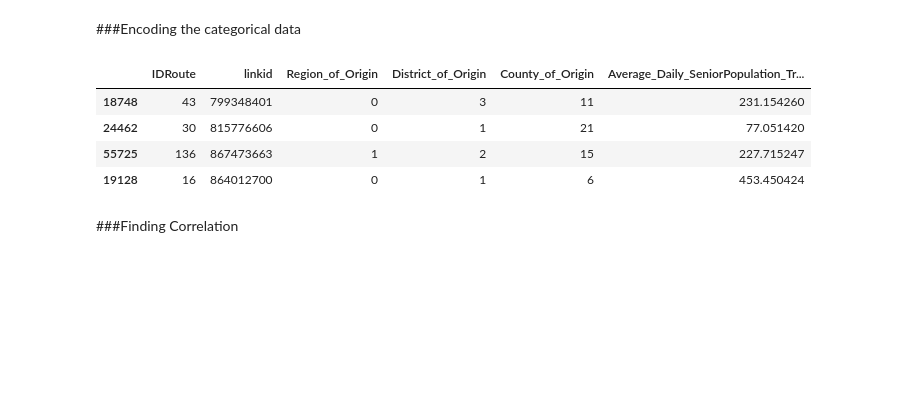
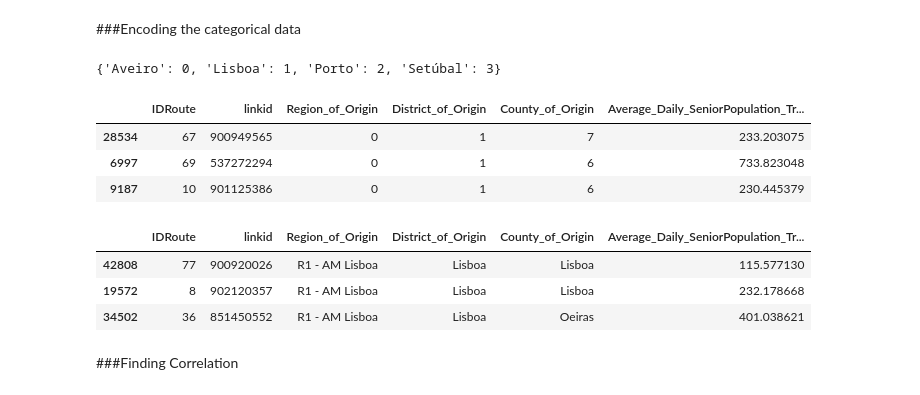
Before and after one commit to Pravallika-Myneni/WDL-stage-1, a Jupyter notebook: Senior.ipynb, the cells around one changed output. Drawn from its saved outputs; the diff is of its cells as text; code cells hidden in the pictures; blank space fills up the shorter version.

```diff
--- a/Senior.ipynb
+++ b/Senior.ipynb
@@ -278,19 +282,30 @@ sns.displot(merged_df['Average_Daily_SeniorPopulation_Travelling']).set(xlabel='
 # %% [markdown]
 ###Encoding the categorical data
 # %%
+merged_df_1 = merged_df.copy()
 from sklearn.preprocessing import LabelEncoder
 number = LabelEncoder()
 merged_df['Region_of_Origin'] = number.fit_transform(merged_df['Region_of_Origin'].astype('str'))
 merged_df['County_of_Origin'] = number.fit_transform(merged_df['County_of_Origin'].astype('str'))
 merged_df['District_of_Origin'] = number.fit_transform(merged_df['District_of_Origin'].astype('str'))
+le_name_mapping = dict(zip(number.classes_, number.transform(number.classes_)))
+print(le_name_mapping)
+# %% [output]
+{'Aveiro': 0, 'Lisboa': 1, 'Porto': 2, 'Setúbal': 3}
 # %%
-merged_df.sample(4)
+merged_df.sample(3)
 # %% [output]
 |  | IDRoute | linkid | Region_of_Origin | District_of_Origin | County_of_Origin | Average_Daily_SeniorPopulation_Tr... |
-| 18748 | 43 | 799348401 | 0 | 3 | 11 | 231.154260 |
-| 24462 | 30 | 815776606 | 0 | 1 | 21 | 77.051420 |
-| 55725 | 136 | 867473663 | 1 | 2 | 15 | 227.715247 |
-| 19128 | 16 | 864012700 | 0 | 1 | 6 | 453.450424 |
+| 28534 | 67 | 900949565 | 0 | 1 | 7 | 233.203075 |
+| 6997 | 69 | 537272294 | 0 | 1 | 6 | 733.823048 |
+| 9187 | 10 | 901125386 | 0 | 1 | 6 | 230.445379 |
+# %%
+merged_df_1.sample(3)
+# %% [output]
+|  | IDRoute | linkid | Region_of_Origin | District_of_Origin | County_of_Origin | Average_Daily_SeniorPopulation_Tr... |
+| 42808 | 77 | 900920026 | R1 - AM Lisboa | Lisboa | Lisboa | 115.577130 |
+| 19572 | 8 | 902120357 | R1 - AM Lisboa | Lisboa | Lisboa | 232.178668 |
+| 34502 | 36 | 851450552 | R1 - AM Lisboa | Lisboa | Oeiras | 401.038621 |
 # %% [markdown]
 ###Finding Correlation
 # %%
```
Also changed, not shown: parts of 30 cells of this notebook.
